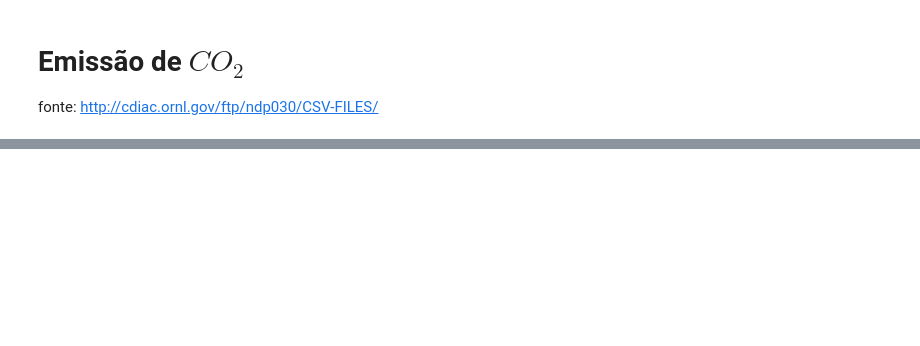
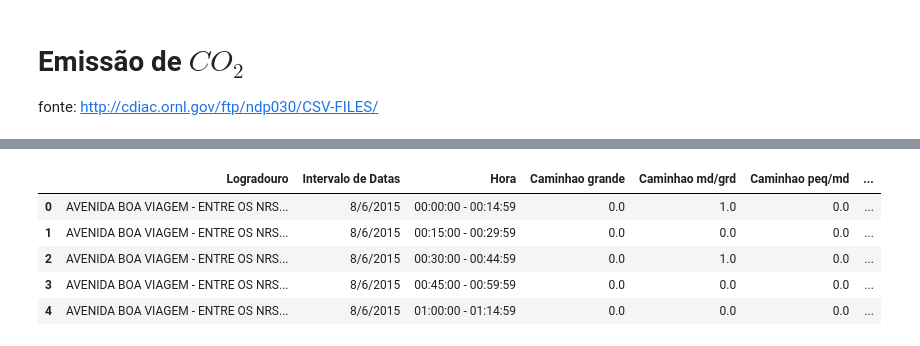
Before and after one commit to demacdolincoln/inter-climate_changes, a Jupyter notebook: oficina/Mudanças climáticas e Aquecimento global.ipynb, the cells around one changed output, grey strips where cells are left out. Drawn from its saved outputs; the diff is of its cells as text; code cells hidden in the pictures; blank space fills up the shorter version.

```diff
--- a/oficina/Mudanças climáticas e Aquecimento global.ipynb
+++ b/oficina/Mudanças climáticas e Aquecimento global.ipynb
@@ -129,0 +137,10 @@ show(p_nation)
+# %%
+fluxo_veiculos = pd.read_csv("../dados/fluxo-de-veiculo.csv", sep=";")
+fluxo_veiculos.head()
+# %% [output]
+|  | Logradouro | Intervalo de Datas | Hora | Caminhao grande | Caminhao md/grd | Caminhao peq/md | ... |
+| 0 | AVENIDA BOA VIAGEM - ENTRE OS NRS... | 8/6/2015 | 00:00:00 - 00:14:59 | 0.0 | 1.0 | 0.0 | ... |
+| 1 | AVENIDA BOA VIAGEM - ENTRE OS NRS... | 8/6/2015 | 00:15:00 - 00:29:59 | 0.0 | 0.0 | 0.0 | ... |
+| 2 | AVENIDA BOA VIAGEM - ENTRE OS NRS... | 8/6/2015 | 00:30:00 - 00:44:59 | 0.0 | 1.0 | 0.0 | ... |
+| 3 | AVENIDA BOA VIAGEM - ENTRE OS NRS... | 8/6/2015 | 00:45:00 - 00:59:59 | 0.0 | 0.0 | 0.0 | ... |
+| 4 | AVENIDA BOA VIAGEM - ENTRE OS NRS... | 8/6/2015 | 01:00:00 - 01:14:59 | 0.0 | 0.0 | 0.0 | ... |
```
Also changed, not shown: parts of 11 cells of this notebook, 1 other file.
